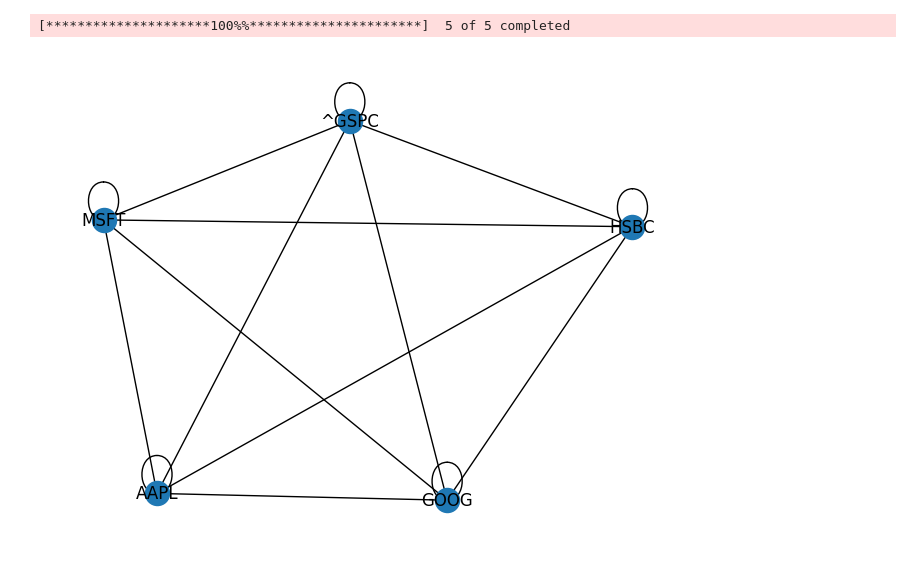
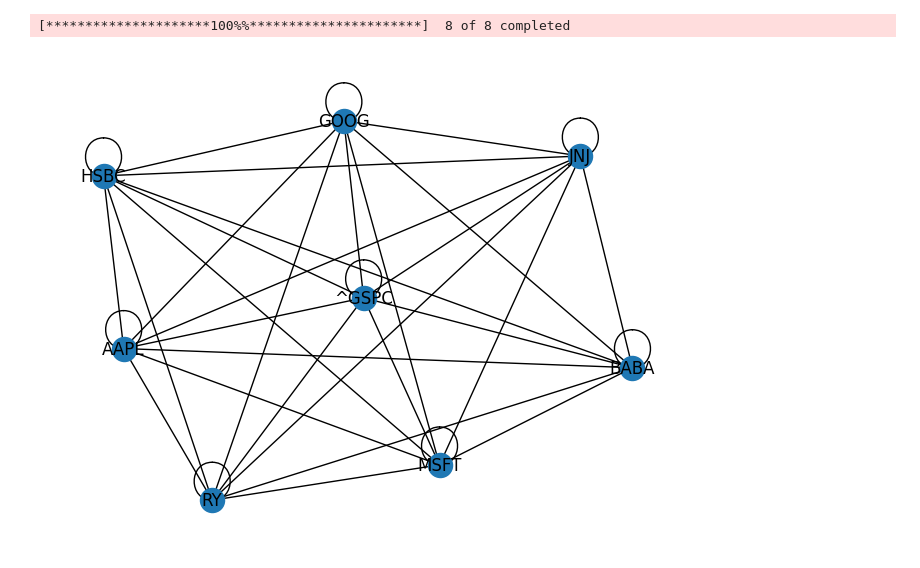
Before and after one commit to fecaze/S-P-500-data-search, a Jupyter notebook: S&P500_search.ipynb, the cells around one changed output. Saved outputs shown, nothing was run; the diff lists cells and outputs as text; code cells hidden in the pictures.

```diff
--- a/S&P500_search.ipynb
+++ b/S&P500_search.ipynb
@@ -3,29 +3,29 @@
 # %%
 import networkx as nx
 import yfinance as yf
 import pandas as pd
 import matplotlib.pyplot as plt
 from pandas_datareader import data as pdr
 
 # Definir as datas de início e fim
 start_date = '2015-07-01'
 end_date = '2020-06-28'
 
 # Lista de ações no S&P500
-tickers = ['AAPL', 'GOOG', 'MSFT', 'HSBC', '^GSPC'] # Adicione mais tickers conforme necessário
+tickers = ['AAPL', 'GOOG', 'MSFT', 'HSBC', 'JNJ', 'BABA', 'RY', '^GSPC'] # Adicione mais tickers conforme necessário
 
 # Buscar os dados de fechamento ajustados para cada ação
 data = yf.download(tickers, start=start_date, end=end_date)['Adj Close']
 
 # Calcular os retornos diários
 returns = data.pct_change()
 
 # Criar o gráfico de rede
 G = nx.from_pandas_adjacency(returns.corr())
 
 # Desenhar o gráfico de rede
 nx.draw(G, with_labels=True)
 plt.show()
 # %% [output]
-[*********************100%%**********************]  5 of 5 completed
+[*********************100%%**********************]  8 of 8 completed
-[figure, old version]
+[figure, new version]
```
